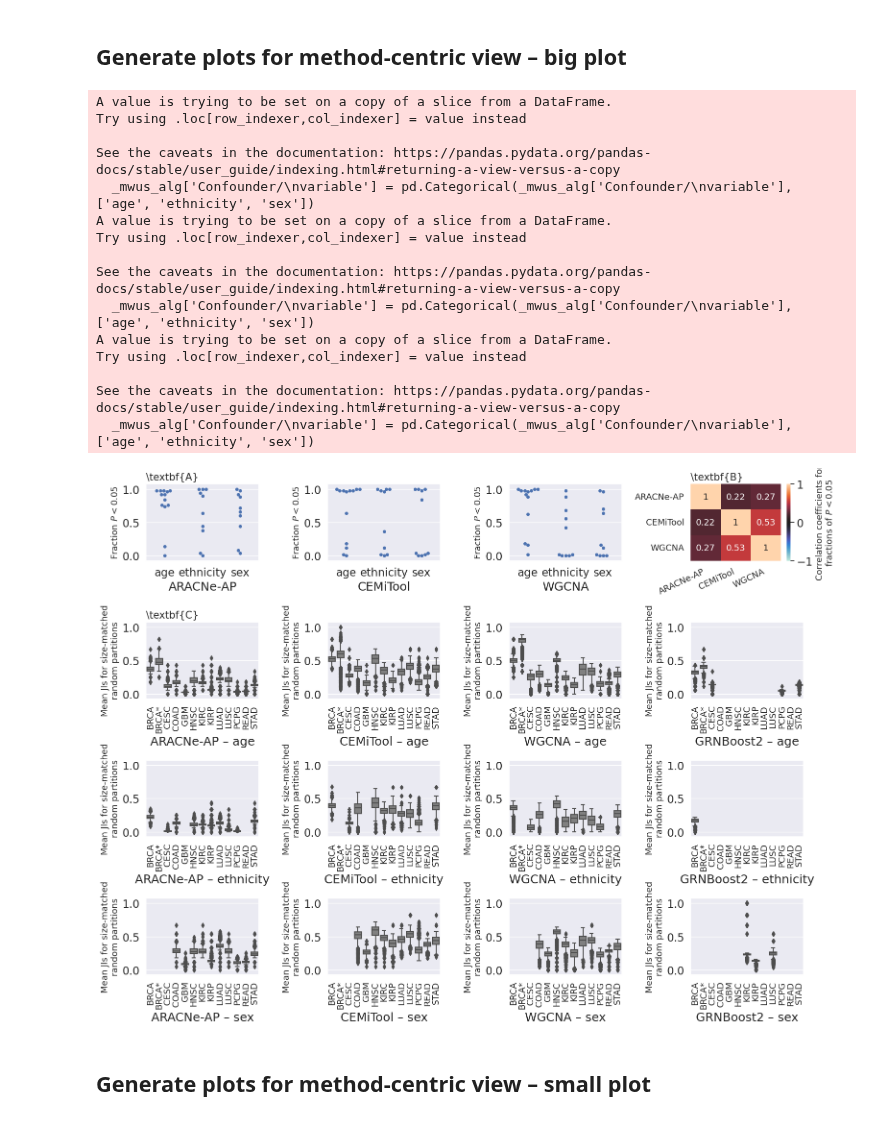
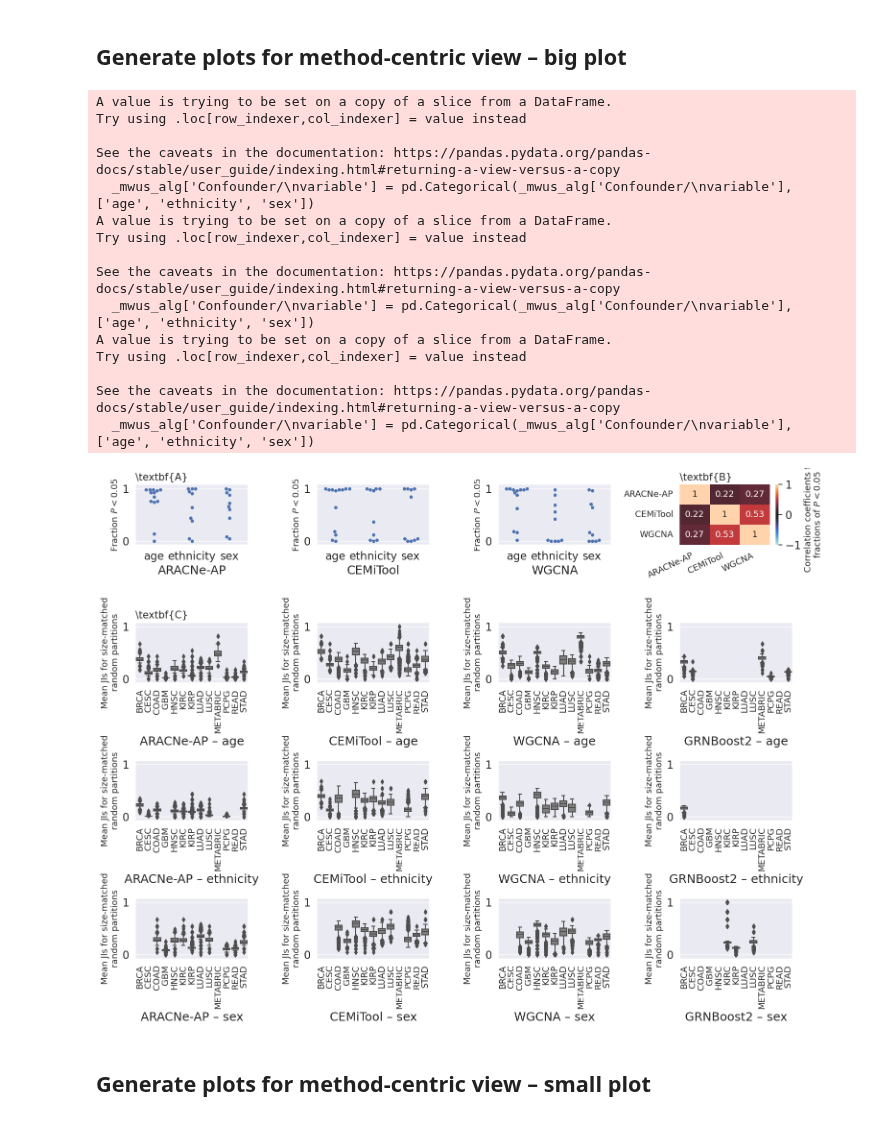
Before and after one commit to bionetslab/grn-confounders, a Jupyter notebook: results/plot_results.ipynb, the cells around one changed output. Saved outputs shown, nothing was run; the diff lists cells and outputs as text; code cells hidden in the pictures.

Commit message:
change BRCA METABRIC identifier

```diff
--- a/results/plot_results.ipynb
+++ b/results/plot_results.ipynb
@@ -71,7 +71,7 @@ JI_all['Confounder/\nvariable'] = JI_all['Confounder/\nvariable'].replace(['alco
 JI_all['Confounder/\nvariable'] = JI_all['Confounder/\nvariable'].replace(['tobacco_smoking_history'], 'smoking history')
 
 JI_all['Confounder/\nvariable'] = JI_all['Confounder/\nvariable'].replace(['Tumor Stage'], 'stage')
-JI_all['Cohort'] = JI_all['Cohort'].replace(['BRCA_metabric'], 'BRCA*')
+JI_all['Cohort'] = JI_all['Cohort'].replace(['BRCA_metabric'], 'METABRIC')
 JI_all['Confounder/\nvariable'] = JI_all['Confounder/\nvariable'].replace(['age_at_initial_pathologic_diagnosis'], 'age')
 JI_all.rename(columns={'mean JI': 'Mean JI'}, inplace=True)
 JI_all = JI_all[JI_all['k']%100 == 10]
@@ -80,7 +80,7 @@ JI_all['Cohort x\nConfounder'] = JI_all['Cohort'] + ' x ' + JI_all['Confounder/\
 #JI_all.reset_index(inplace=True)
 # %%
 confs = ['age', 'ethnicity', 'sex', 'alcohol history', 'smoking history', 'stage']
-ct_sels = ['BRCA*', 'BRCA', 'CESC', 'COAD', 'GBM', 'HNSC', 'KIRC', 'KIRP', 'LUAD', 'LUSC', 'PCPG', 'READ', 'STAD']
+ct_sels = ['METABRIC', 'BRCA', 'CESC', 'COAD', 'GBM', 'HNSC', 'KIRC', 'KIRP', 'LUAD', 'LUSC', 'PCPG', 'READ', 'STAD']
 # %% [markdown]
 ## Generate plots for supplement
 # %%
@@ -197,8 +197,8 @@ JI_all_random = JI_all_random[JI_all_random['Confounder/\nvariable'] != 'smoking
 JI_all_random['Confounder/\nvariable'] = pd.Categorical(JI_all_random['Confounder/\nvariable'], ['age', 'ethnicity', 'sex'])
 
 plt.style.use('default')
-#plt.rcParams['text.usetex'] = True
-#plt.rcParams['font.family'] = 'Helvetica'
+plt.rcParams['text.usetex'] = True
+plt.rcParams['font.family'] = 'Helvetica'
 sns.set(font_scale=1.5)
 sns.set_style('darkgrid',{'axes.grid' : True})
 confounders = ['age', 'ethnicity', 'sex']#sorted(list(set(JI_all_random['Confounder/\nvariable'].values)))
@@ -227,34 +227,34 @@ for conf in confounders:
         axs[conf_alg].set_xlabel(f'{algo} – {conf}')
         axs[conf_alg].set_xticklabels(axs[conf_alg].get_xticklabels(), rotation=90,fontsize=13)
     axs['ARACNe-AP'].set_title(r'\textbf{A}',loc='left', fontsize=15)
     axs['ARACNe-AP – age'].set_title(r'\textbf{C}',loc='left', fontsize=15)
 sns.heatmap(corr_coeff,annot=True,center=0.0,vmin=-1,vmax=1,ax=axs['heatmap'],annot_kws={'fontsize':13})
 colorbar = axs['heatmap'].collections[0].colorbar
 colorbar.set_label('Correlation coefficients for\nfractions of $P<0.05$',fontsize=13)
 axs['heatmap'].set_xticklabels(axs['heatmap'].get_xticklabels(), rotation=25, ha='right',fontsize=13)
 axs['heatmap'].set_yticklabels(axs['heatmap'].get_yticklabels(), fontsize=13)
 axs['heatmap'].set_xlabel('')
 axs['heatmap'].set_ylabel('')
 axs['heatmap'].set_title(r'\textbf{B}',loc='left', fontsize=15)
 fig.tight_layout()
 fig.savefig('plots/fig4big.pdf')
 # %% [output]
 A value is trying to be set on a copy of a slice from a DataFrame.
 Try using .loc[row_indexer,col_indexer] = value instead
 
 See the caveats in the documentation: https://pandas.pydata.org/pandas-docs/stable/user_guide/indexing.html#returning-a-view-versus-a-copy
   _mwus_alg['Confounder/\nvariable'] = pd.Categorical(_mwus_alg['Confounder/\nvariable'], ['age', 'ethnicity', 'sex'])
 A value is trying to be set on a copy of a slice from a DataFrame.
 Try using .loc[row_indexer,col_indexer] = value instead
 
 See the caveats in the documentation: https://pandas.pydata.org/pandas-docs/stable/user_guide/indexing.html#returning-a-view-versus-a-copy
   _mwus_alg['Confounder/\nvariable'] = pd.Categorical(_mwus_alg['Confounder/\nvariable'], ['age', 'ethnicity', 'sex'])
 A value is trying to be set on a copy of a slice from a DataFrame.
 Try using .loc[row_indexer,col_indexer] = value instead
 
 See the caveats in the documentation: https://pandas.pydata.org/pandas-docs/stable/user_guide/indexing.html#returning-a-view-versus-a-copy
   _mwus_alg['Confounder/\nvariable'] = pd.Categorical(_mwus_alg['Confounder/\nvariable'], ['age', 'ethnicity', 'sex'])
-[figure, old version]
+[figure, new version]
 # %% [markdown]
 ## Generate plots for method-centric view – small plot
 # %%
```
Also changed, not shown: parts of 11 cells of this notebook.
